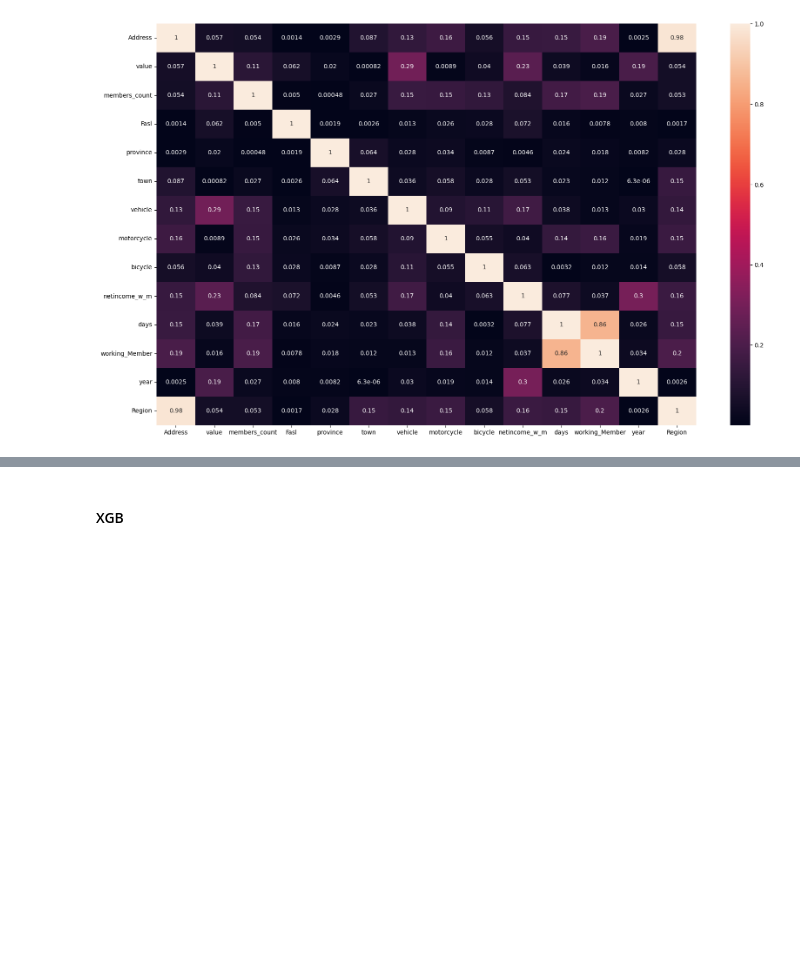
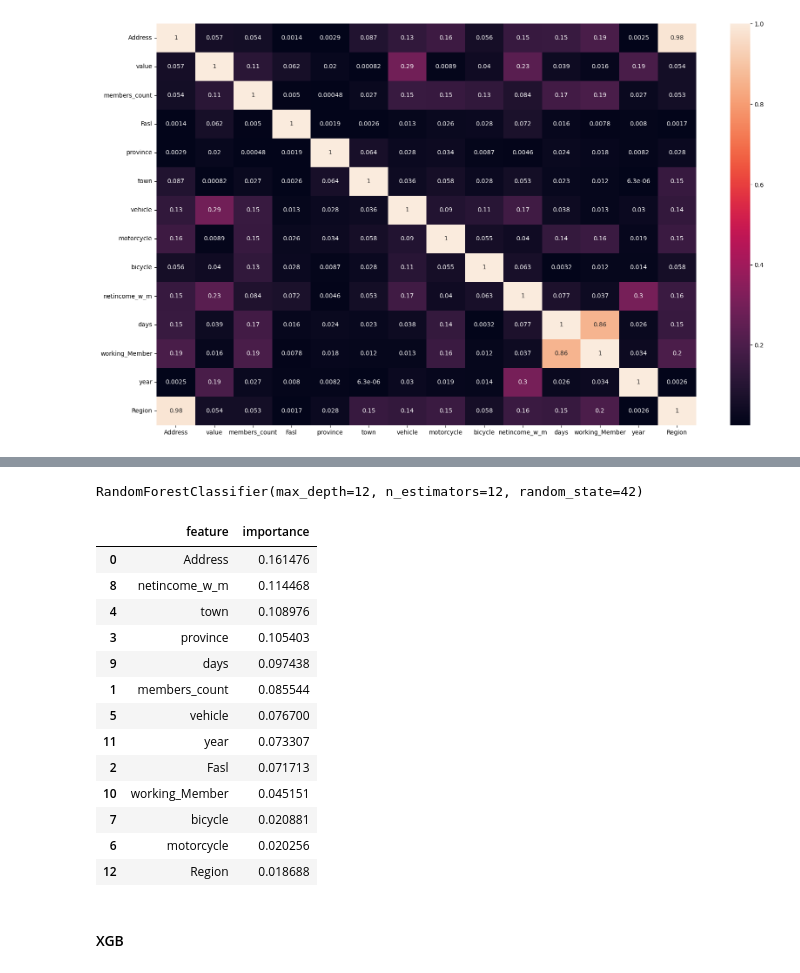
Before and after one commit to realBagher/IRAN-SCI-DATA-ANALYSIS-G4, a Jupyter notebook: ml/Regression.ipynb, the cells around one changed output, grey strips where cells are left out. Cells and saved outputs as stored; diff of their text form; code cells hidden in the pictures; blank space fills up the shorter version.

```diff
--- a/ml/Regression.ipynb
+++ b/ml/Regression.ipynb
@@ -226,3 +224,36 @@ y = Train[['value']]
 X = Train.drop(columns = ['value'])
 
 X_train, X_test, y_train, y_test = train_test_split(X, y, test_size=0.2, random_state=42)
+# %%
+from sklearn.ensemble import RandomForestClassifier
+
+clf = RandomForestClassifier(n_estimators=12, max_depth=12, random_state=42)
+
+clf.fit(X_train, y_train['value'])
+# %% [output]
+RandomForestClassifier(max_depth=12, n_estimators=12, random_state=42)
+# %%
+importances = clf.feature_importances_
+
+feature_importances = pd.DataFrame({
+    'feature': X.columns,
+    'importance': importances
+})
+
+feature_importances = feature_importances.sort_values(by='importance', ascending=False)
+feature_importances
+# %% [output]
+|  | feature | importance |
+| 0 | Address | 0.161476 |
+| 8 | netincome_w_m | 0.114468 |
+| 4 | town | 0.108976 |
+| 3 | province | 0.105403 |
+| 9 | days | 0.097438 |
+| 1 | members_count | 0.085544 |
+| 5 | vehicle | 0.076700 |
+| 11 | year | 0.073307 |
+| 2 | Fasl | 0.071713 |
+| 10 | working_Member | 0.045151 |
+| 7 | bicycle | 0.020881 |
+| 6 | motorcycle | 0.020256 |
+| 12 | Region | 0.018688 |
```
Also changed, not shown: parts of 17 cells of this notebook.
